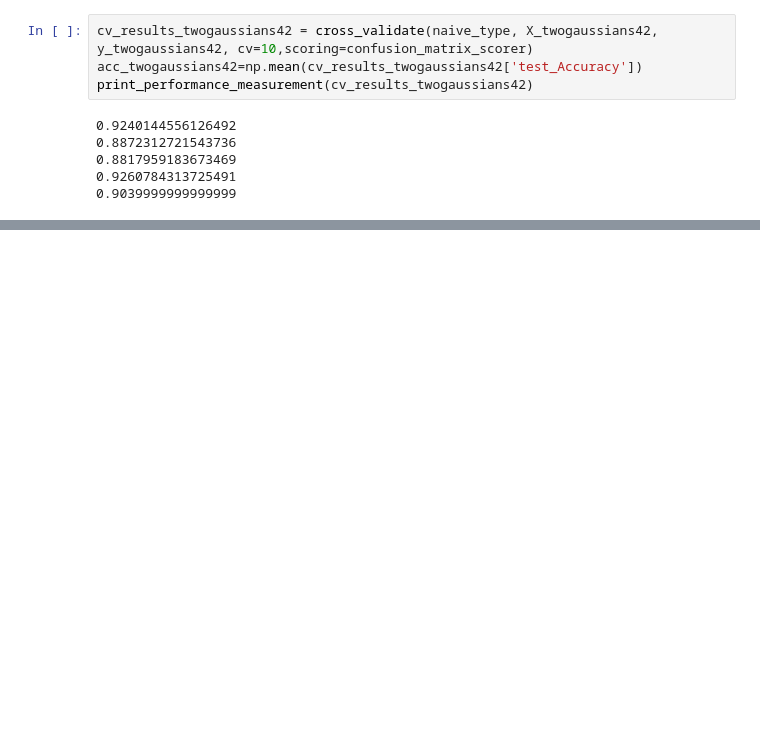
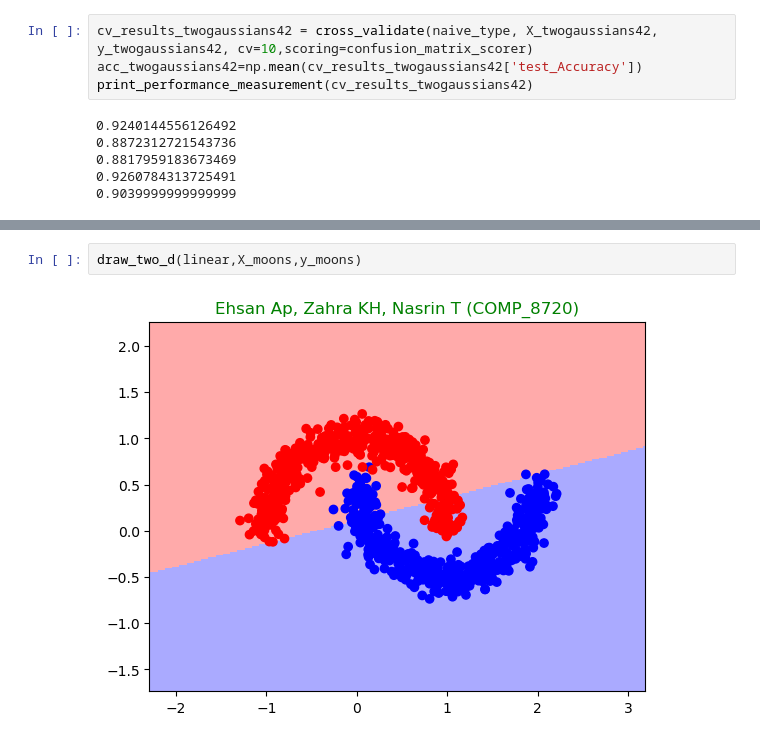
Before and after one commit to ehsanap7/adv_topics_ai, a Jupyter notebook: assignments/assignment_1/code/classification_models.ipynb, the cells around one changed output, grey strips where cells are left out. Cells and saved outputs as stored; diff of their text form; blank space fills up the shorter version.

```diff
--- a/assignments/assignment_1/code/classification_models.ipynb
+++ b/assignments/assignment_1/code/classification_models.ipynb
@@ -480,0 +568,4 @@ draw_acc_comparison((acc_circle,acc_spiral,acc_moons,acc_halfkernel,acc_twogauss
+# %%
+draw_two_d(linear,X_moons,y_moons)
+# %% [output]
+[figure, added]
```
Also changed, not shown: parts of 80 cells of this notebook.
